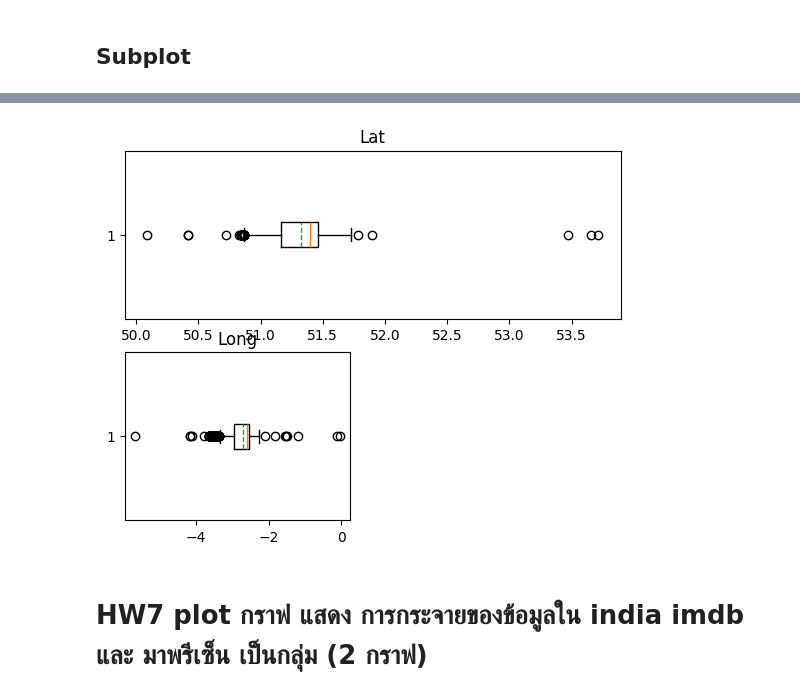
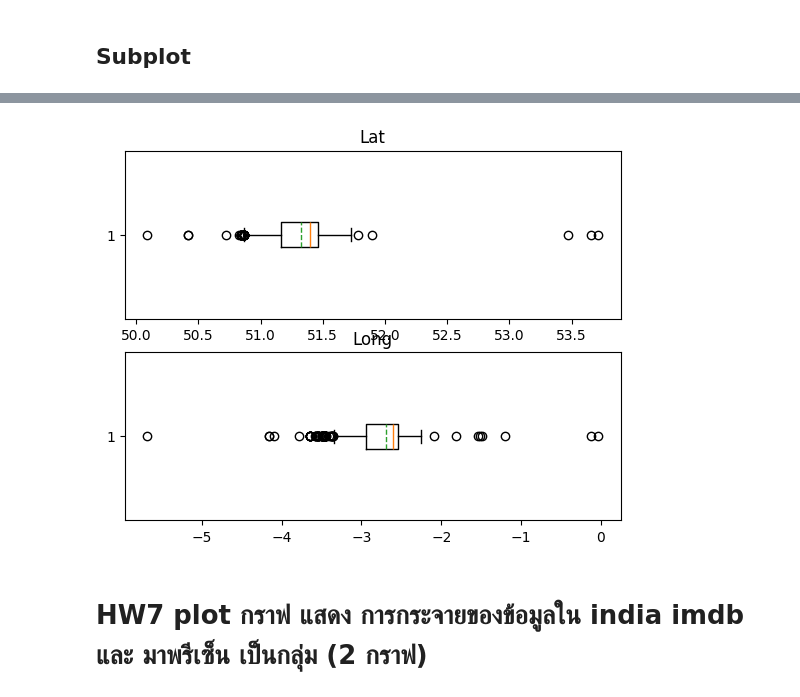
Before and after one commit to znumunz/dataviz2025, a Jupyter notebook: Copy_of_Visualize_Data_Distribution.ipynb, the cells around one changed output, grey strips where cells are left out. Saved outputs shown, nothing was run; the diff lists cells and outputs as text; code cells hidden in the pictures.

```diff
--- a/Copy_of_Visualize_Data_Distribution.ipynb
+++ b/Copy_of_Visualize_Data_Distribution.ipynb
@@ -429,12 +429,12 @@ df.head()
 # %%
 plt.subplot(2, 1, 1)
 plt.boxplot(df['Latitude'].dropna(), whis=1, vert=False, showmeans=True, meanline=True)
 plt.title('Lat')
 
-plt.subplot(2, 2, 3)
+plt.subplot(2, 1, 2)
 plt.boxplot(df['Longitude'].dropna(), whis=1, vert=False, showmeans=True, meanline=True)
 plt.title('Long');
 # %% [output]
-[figure, old version]
+[figure, new version]
 # %% [markdown]
 # HW7 plot กราฟ แสดง การกระจายของข้อมูลใน india imdb และ มาพรีเซ็น เป็นกลุ่ม (2 กราฟ)
```
Also changed, not shown: parts of 3 cells of this notebook.
